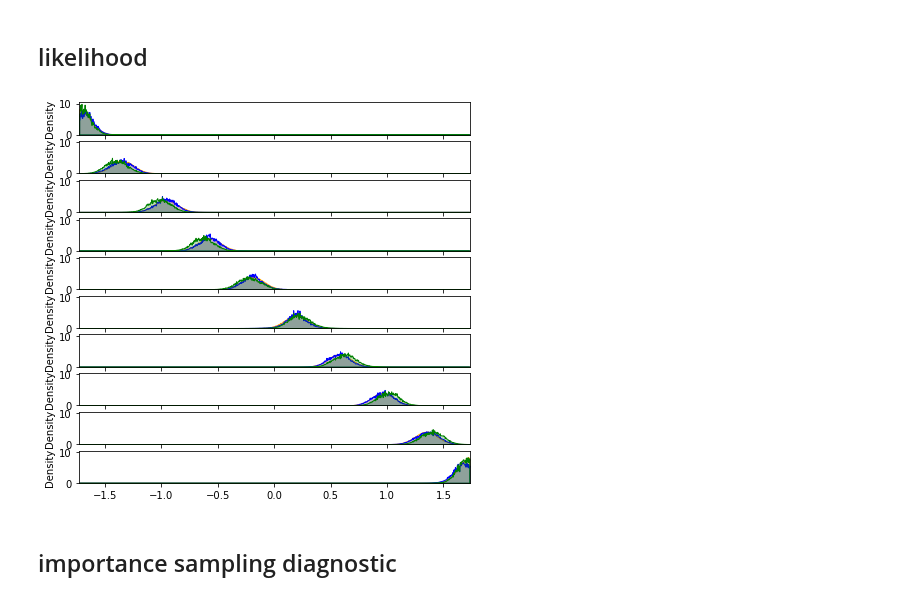
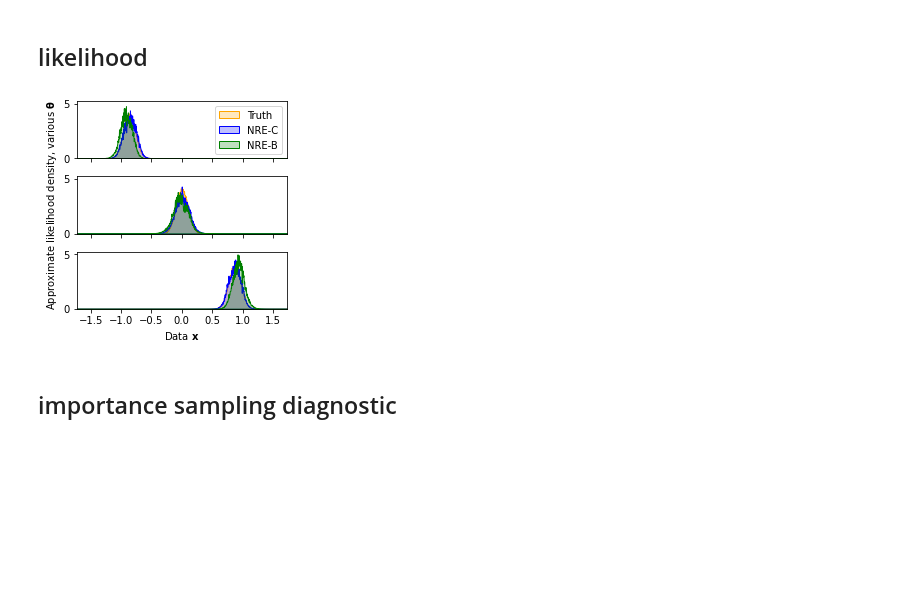
Before and after one commit to bkmi/cnre, a Jupyter notebook: importance sampling diagnostic.ipynb, the cells around one changed output. Drawn from its saved outputs; the diff is of its cells as text; code cells hidden in the pictures; blank space fills up the shorter version.

```diff
--- a/importance sampling diagnostic.ipynb
+++ b/importance sampling diagnostic.ipynb
@@ -39,4 +41,7 @@ import cnre
 from corner import corner
 
 import sklearn
+# %%
+factor = 2
+figsize = (1.83 * factor, 2.44 * factor * 0.75)
 # %%
@@ -188,4 +228,8 @@ tt = prior.sample((num_posterior_samples,))
 # %%
+ll = lambda theta: task.log_likelihood(theta, observation).exp()
+evidence, _ = scipy.integrate.quad(ll, low.item(), high.item())
+tt = prior.sample((num_posterior_samples,))
+
 kwargs = dict(
     bins=100,
     binrange=(low.item(), high.item()),
@@ -195,7 +239,7 @@ kwargs = dict(
     alpha=0.25,
 )
 
-fig, ax = plt.subplots()
+fig, ax = plt.subplots(figsize=figsize)
 
 sns.histplot(
     x=tt.squeeze().numpy(),
@@ -205,9 +249,9 @@ sns.histplot(
     **kwargs,
 )
 sns.histplot(
-    x=samples_gilles.squeeze().numpy(),
+    x=samples_nrec.squeeze().numpy(),
     color=color_gilles,
-    label="NRE-A",
+    label="NRE-C",
     **kwargs,
 )
 sns.histplot(
@@ -217,4 +261,10 @@ sns.histplot(
     **kwargs,
 )
 ax.legend()
+
+ax.set_ylabel("Posterior density")
+ax.set_xlabel("Parameter " + r"$\mathbf{\theta}$")
+fig.tight_layout()
+
+plt.savefig("importance-diagnostic-posterior.pdf", dpi=300, bbox_inches="tight")
 # %% [output]
@@ -286,47 +336,73 @@ nreb = get_weigh_function(density_estimator_nreb, true_theta)
 # )
 # plt.xlim(*limits.squeeze().tolist())
 # %%
-to_check = torch.linspace(low.item(), high.item(), 10)
-fig, axes = plt.subplots(nrows=len(to_check), figsize=(7,7), sharex=True, sharey=True)
+to_check = torch.linspace(low.item() / 2, high.item() / 2, 3)
+fig, axes = plt.subplots(nrows=len(to_check), figsize=figsize, sharex=True, sharey=True)
 
-for tt, ax in zip(to_check, axes.flatten()):
+for i, (tt, ax) in enumerate(zip(to_check, axes.flatten())):
     tt = tt.unsqueeze(-1)
 
     x_likelihood = simulator(tt.expand((num_posterior_samples, -1))).to(device)
     x_marginal = simulator(prior.sample((num_posterior_samples,))).to(device)
-
 
     kwargs = dict(
         bins=1_000,
         binrange=limits.squeeze().tolist(),
         # kde=True,
         ax=ax,
         stat="density",
         alpha=0.25,
         element="poly",
     )
-    sns.histplot(x=x_likelihood.squeeze().numpy(), color=color_truth, **kwargs)
+    sns.histplot(
+        x=x_likelihood.squeeze().numpy(),
+        color=color_truth,
+        label="Truth",
+        **kwargs,
+    )
     # sns.histplot(
     #     x=x_marginal.squeeze().numpy(),
     #     weights=task.log_likelihood(true_theta.expand(num_posterior_samples, -1).squeeze(), x_marginal.squeeze()).exp(),
     #     color="red",
     #     **kwargs
     # )
+    # sns.histplot(
+    #     x=x_marginal.squeeze().numpy(),
+    #     weights=get_weigh_function(density_estimator_nrea, tt)(x_marginal).squeeze().numpy(),
+    #     color=color_gilles,
+    #     **kwargs
+    # )
     sns.histplot(
         x=x_marginal.squeeze().numpy(),
-        weights=get_weigh_function(density_estimator_nrea, tt)(x_marginal).squeeze().numpy(),
+        weights=get_weigh_function(density_estimator_nrec, tt)(x_marginal).squeeze().numpy(),
+        label="NRE-C",
         color=color_gilles,
-        **kwargs
+        **kwargs,
     )
     sns.histplot(
         x=x_marginal.squeeze().numpy(),
         weights=get_weigh_function(density_estimator_nreb, tt)(x_marginal).squeeze().numpy(),
         color=color_durkan,
-        **kwargs
+        label="NRE-B",
+        **kwargs,
     )
-    plt.xlim(*limits.squeeze().tolist())
+
+    if i == 0:
+        ax.legend()
+
+    if i in [0, 2]:
+        ax.set_ylabel("")
+    else:
+        ax.set_ylabel("Approximate likelihood density, various " + r"$\mathbf{\theta}$")
+
+    if i == 2:
+        ax.set_xlabel("Data $\mathbf{x}$")
+plt.xlim(*limits.squeeze().tolist())
+plt.tight_layout()
+
+plt.savefig("importance-diagnostic-likelihoods.pdf", dpi=300, bbox_inches="tight")
 # %% [output]
-[figure, old version]
+[figure, new version]
 # %% [markdown]
 ## importance sampling diagnostic
 # %%
```
Also changed, not shown: parts of 20 cells of this notebook.
